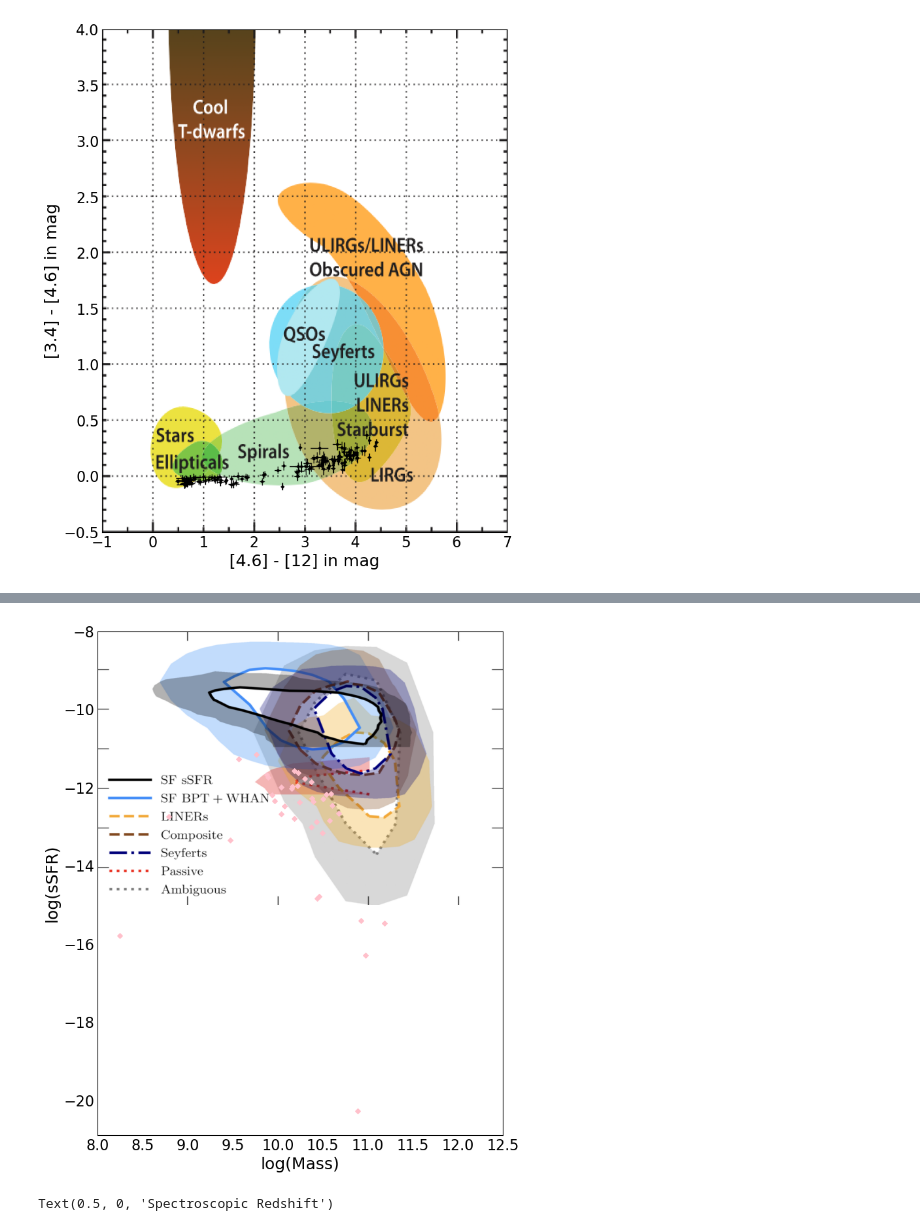
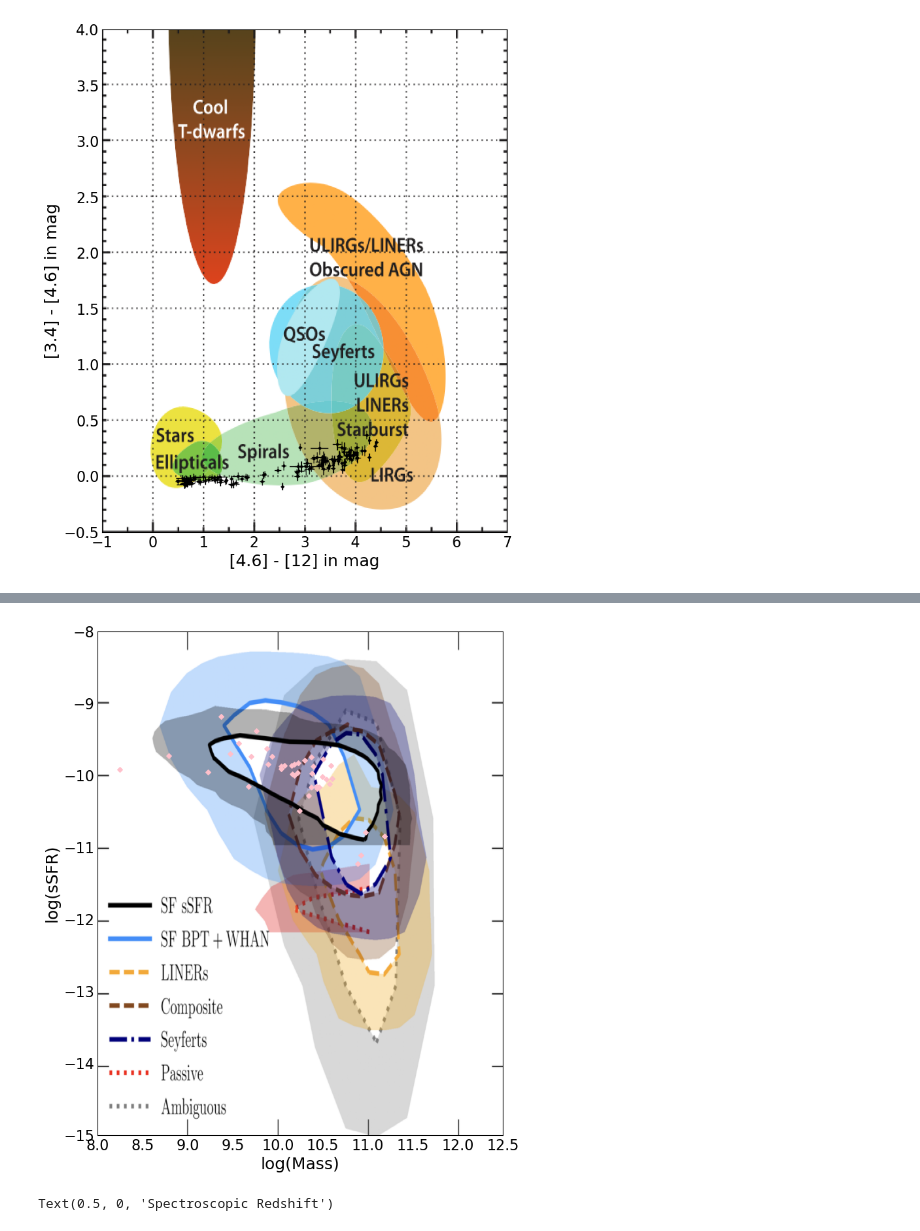
Before and after one commit to spelesky/Research, a Jupyter notebook: Summer Research.ipynb, the cells around one changed output, grey strips where cells are left out. Cells and saved outputs as stored; diff of their text form; code cells hidden in the pictures.

```diff
--- a/Summer Research.ipynb
+++ b/Summer Research.ipynb
@@ -671,25 +673,26 @@ galaxy_association_plot()
 [figure]
 # %%
 finalList = astropy.io.ascii.read('Final Source List - Sheet1.csv')
-mass = np.array(finalList['Log(Mass)'][:39]).astype(np.float64)
-LOTSSFlux = np.array(finalList['SpeakTot'][:39]).astype(np.float64)
-redshift = np.array(finalList['zsp'][:39]).astype(np.float64)
-error = np.array(finalList['e_Sint'][:39]).astype(np.float64)
-OIII5008 = np.array(finalList['OIII5008'][:39]).astype(np.float64)
-OIII5008_err = np.array(finalList['OIII5008_err'][:39]).astype(np.float64)
-HBeta = np.array(finalList['HBeta'][:39]).astype(np.float64)
-HBeta_err = np.array(finalList['HBeta_err'][:39]).astype(np.float64)
-NII6549 = np.array(finalList['NII6549'][:39]).astype(np.float64)
-NII6549_err = np.array(finalList['NII6549_err'][:39]).astype(np.float64)
-HAlpha = np.array(finalList['HAlpha'][:39]).astype(np.float64)
-HAlpha_err = np.array(finalList['HAlpha_err'][:39]).astype(np.float64)
-SIIsummed = np.array(finalList['SIIsummed'][:39]).astype(np.float64)
-SIIsummed_err = np.array(finalList['SIIsummed_err'][:39]).astype(np.float64)
-OI6302 = np.array(finalList['OI6302'][:39]).astype(np.float64)
-OI6302_err = np.array(finalList['OI6302_err'][:39]).astype(np.float64)
-Wa = np.array(finalList['flux/cont (WHa)'][:39]).astype(np.float64)
-cont_err = np.array(finalList['cont_err'][:39]).astype(np.float64)
-FIRSTFlux = np.array(finalList['FIRST Flux (mJy)'][:39]).astype(np.float64)
+mass = np.array(finalList['Log(Mass)'][:41]).astype(np.float64)
+LOTSSFlux = np.array(finalList['SpeakTot'][:41]).astype(np.float64)
+redshift = np.array(finalList['zsp'][:41]).astype(np.float64)
+error = np.array(finalList['e_Sint'][:41]).astype(np.float64)
+OIII5008 = np.array(finalList['OIII5008'][:41]).astype(np.float64)
+OIII5008_err = np.array(finalList['OIII5008_err'][:41]).astype(np.float64)
+HBeta = np.array(finalList['HBeta'][:41]).astype(np.float64)
+HBeta_err = np.array(finalList['HBeta_err'][:41]).astype(np.float64)
+NII6549 = np.array(finalList['NII6549'][:41]).astype(np.float64)
+NII6549_err = np.array(finalList['NII6549_err'][:41]).astype(np.float64)
+HAlpha = np.array(finalList['HAlpha'][:41]).astype(np.float64)
+HAlpha_err = np.array(finalList['HAlpha_err'][:41]).astype(np.float64)
+SIIsummed = np.array(finalList['SIIsummed'][:41]).astype(np.float64)
+SIIsummed_err = np.array(finalList['SIIsummed_err'][:41]).astype(np.float64)
+OI6302 = np.array(finalList['OI6302'][:41]).astype(np.float64)
+OI6302_err = np.array(finalList['OI6302_err'][:41]).astype(np.float64)
+Wa = np.array(finalList['flux/cont (WHa)'][:41]).astype(np.float64)
+cont_err = np.array(finalList['cont_err'][:41]).astype(np.float64)
+FIRSTFlux = np.array(finalList['FIRST Flux (mJy)'][:41]).astype(np.float64)
+HECATEsfr = np.array(finalList['Log(SFR)'][:41]).astype(np.float64)
 # %%
 #calculating spectral index
 spec = []
@@ -962,12 +929,10 @@ def sSFR_plot():
         plt.show()
         #plt.close()
 # %%
-sSFR = []
-for source in range(len(SFRcorr)):
-    sSFR.append(logSFRcorr[source]-mass[source])
+sSFR = np.array(finalList['Log(sSFR)'][:41]).astype(np.float64)
 sSFR_plot()
 # %% [output]
-[figure, old version]
+[figure, new version]
 # %%
 SDSSz = []
 for source in range(len(SDSS)):
```
Also changed, not shown: parts of 14 cells of this notebook, 2 other files.
